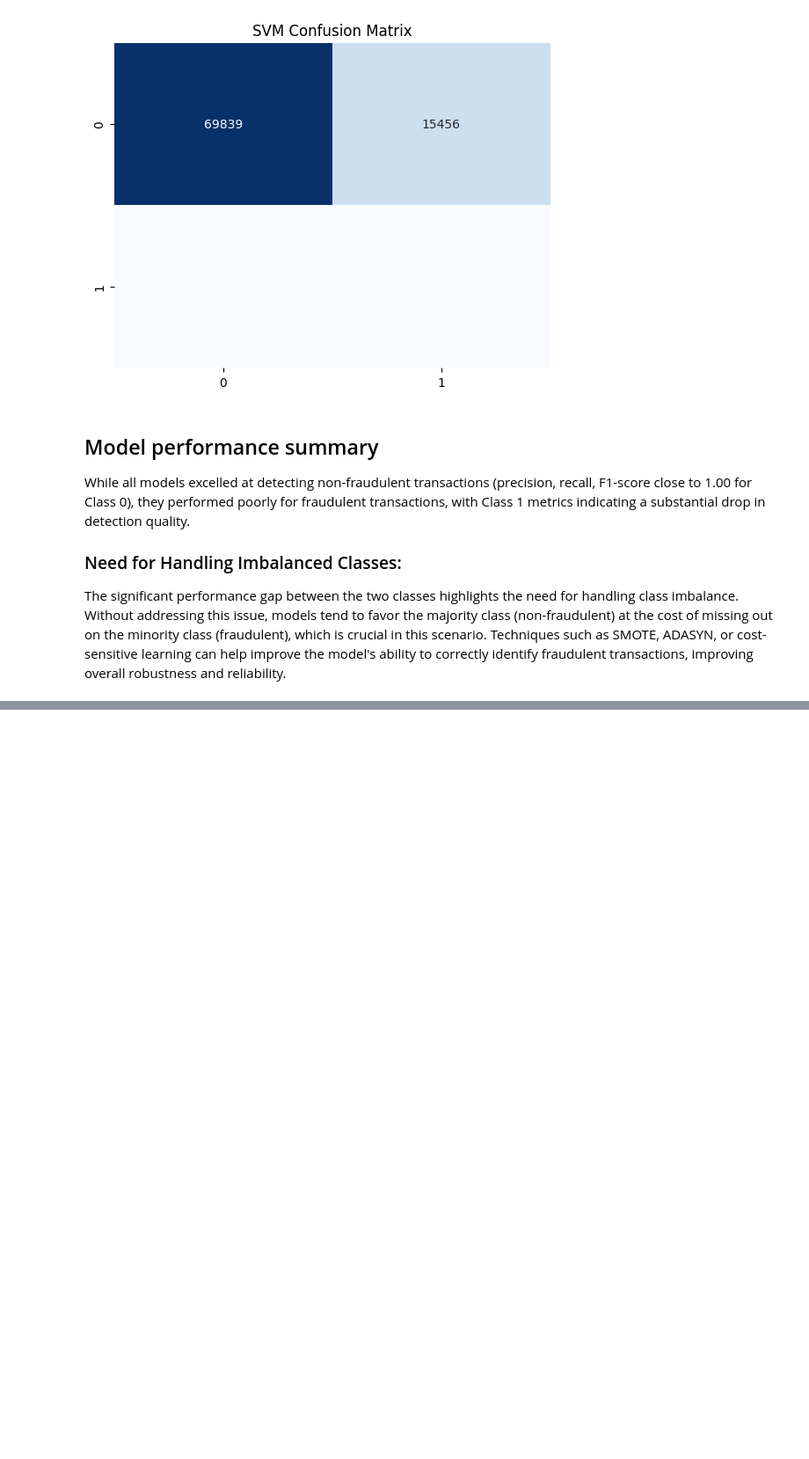
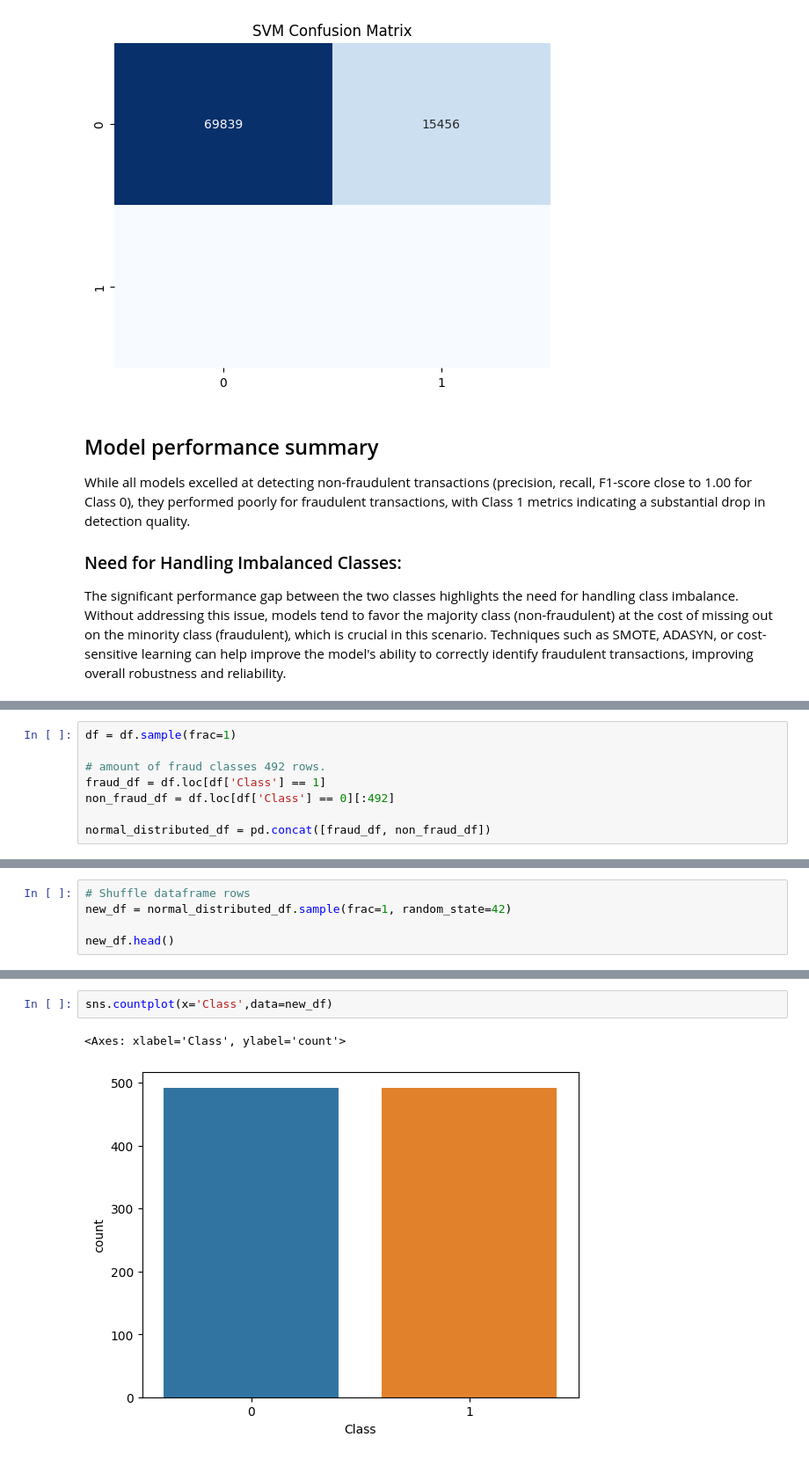
Before and after one commit to NinadGawali/Credit_Card_Fraud, a Jupyter notebook: Program_Files/code.ipynb, the cells around one changed output, grey strips where cells are left out. Shown at 88% size. Cells and saved outputs as stored; diff of their text form; blank space fills up the shorter version.

```diff
--- a/Program_Files/code.ipynb
+++ b/Program_Files/code.ipynb
@@ -444,0 +595,8 @@ The significant performance gap between the two classes highlights the need for
+# %%
+df = df.sample(frac=1)
+
+# amount of fraud classes 492 rows.
+fraud_df = df.loc[df['Class'] == 1]
+non_fraud_df = df.loc[df['Class'] == 0][:492]
+
+normal_distributed_df = pd.concat([fraud_df, non_fraud_df])
@@ -444,0 +619,5 @@ The significant performance gap between the two classes highlights the need for
+# %%
+# Shuffle dataframe rows
+new_df = normal_distributed_df.sample(frac=1, random_state=42)
+
+new_df.head()
@@ -444,0 +648,5 @@ The significant performance gap between the two classes highlights the need for
+# %%
+sns.countplot(x='Class',data=new_df)
+# %% [output]
+<Axes: xlabel='Class', ylabel='count'>
+[figure, added]
```
Also changed, not shown: parts of 36 cells of this notebook.
